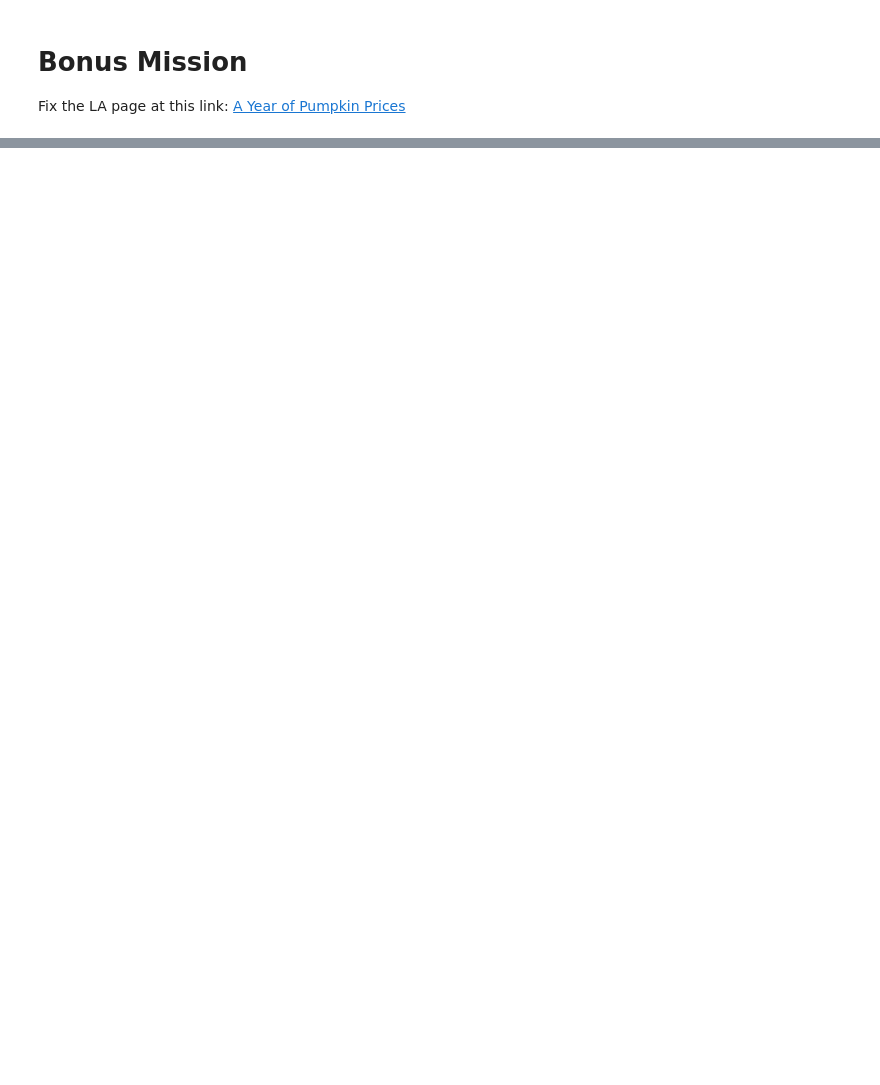
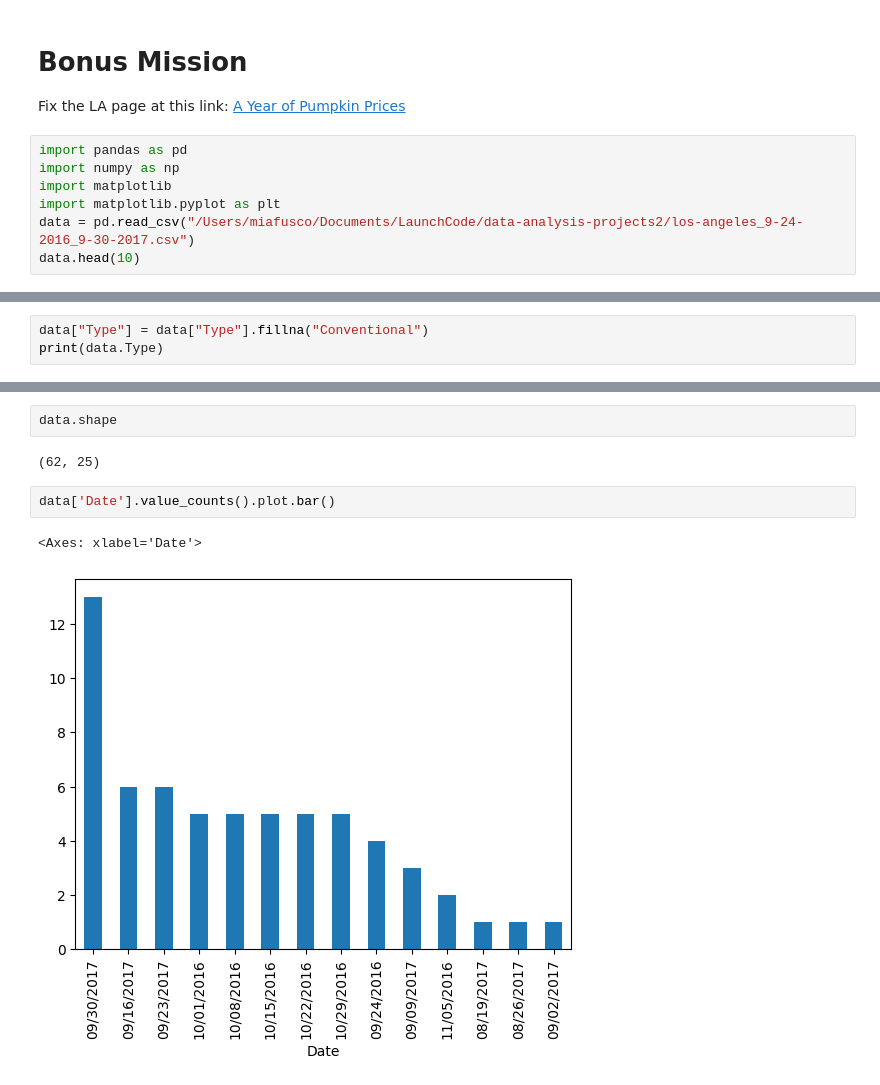
Before and after one commit to MiaFRobinson3/data-analysis-projects2, a Jupyter notebook: cleaning-data-with-pandas/studio/SFran-pumpkins.ipynb, the cells around one changed output, grey strips where cells are left out. Saved outputs shown, nothing was run; the diff lists cells and outputs as text; blank space fills up the shorter version.

```diff
--- a/cleaning-data-with-pandas/studio/SFran-pumpkins.ipynb
+++ b/cleaning-data-with-pandas/studio/SFran-pumpkins.ipynb
@@ -215,3 +306,10 @@ Where?  What would you want to check?  Why?
 # Bonus Mission
 
 Fix the LA page at this link: [A Year of Pumpkin Prices](https://www.kaggle.com/usda/a-year-of-pumpkin-prices)
+# %%
+import pandas as pd
+import numpy as np
+import matplotlib
+import matplotlib.pyplot as plt
+data = pd.read_csv("/Users/miafusco/Documents/LaunchCode/data-analysis-projects2/los-angeles_9-24-2016_9-30-2017.csv")
+data.head(10)
@@ -217,0 +383,3 @@ Fix the LA page at this link: [A Year of Pumpkin Prices](https://www.kaggle.com/
+# %%
+data["Type"] = data["Type"].fillna("Conventional")
+print(data.Type)
@@ -217,0 +406,9 @@ Fix the LA page at this link: [A Year of Pumpkin Prices](https://www.kaggle.com/
+# %%
+data.shape
+# %% [output]
+(62, 25)
+# %%
+data['Date'].value_counts().plot.bar()
+# %% [output]
+<Axes: xlabel='Date'>
+[figure, added]
```
Also changed, not shown: parts of 26 cells of this notebook, 8 other files.
